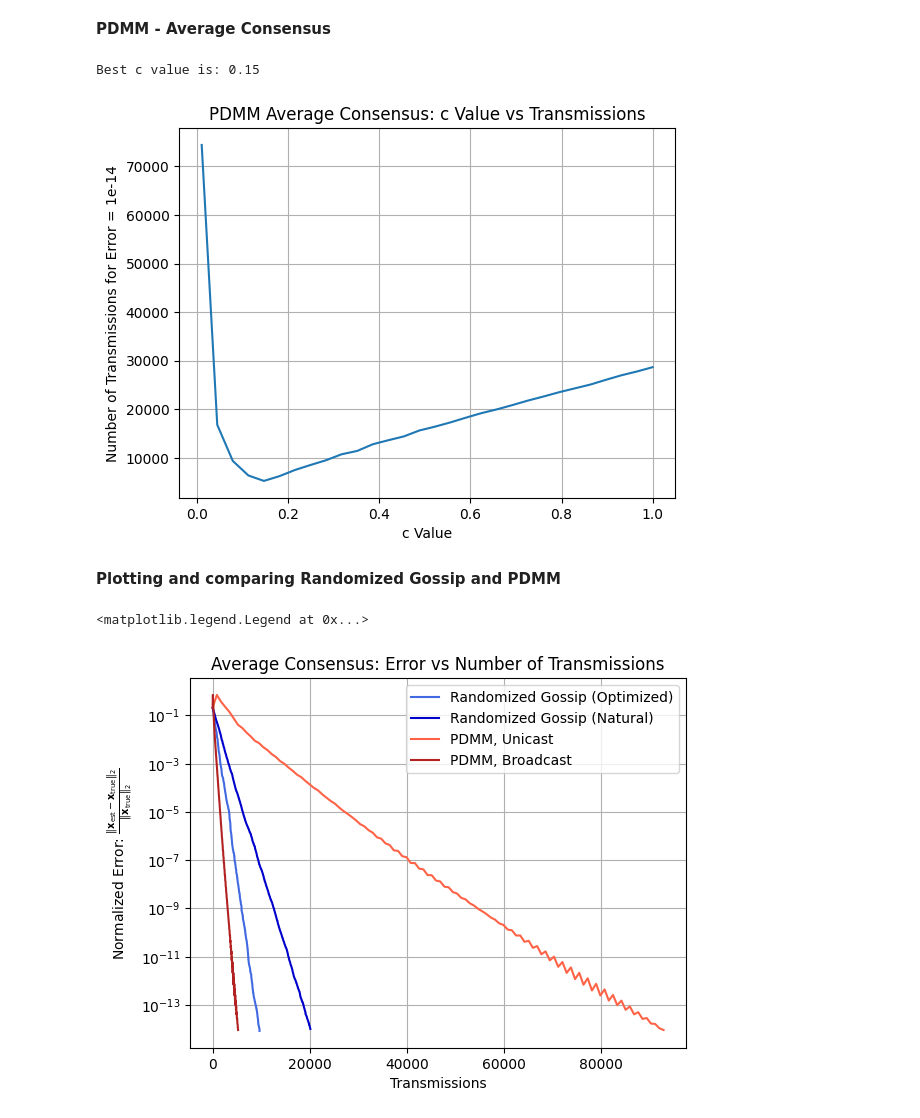
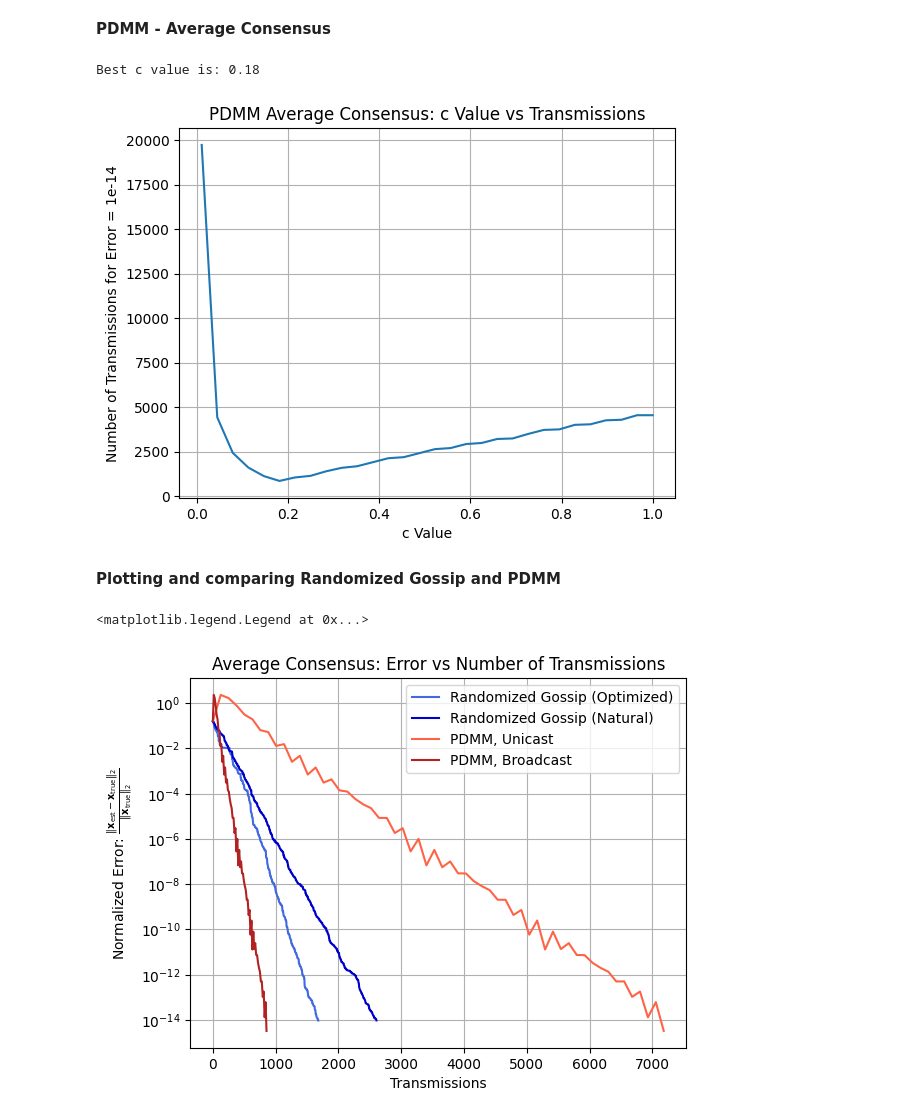
Before and after one commit to josephine-king/EE4540_Project, a Jupyter notebook: distributed_project.ipynb, the cells around one changed output. Cells and saved outputs as stored; diff of their text form; code cells hidden in the pictures.

```diff
--- a/distributed_project.ipynb
+++ b/distributed_project.ipynb
@@ -13,7 +13,7 @@ FIELD_RANGE = np.array([[0, FIELD_SIZE], [0, FIELD_SIZE]])
 # True measurement function
 field_function = get_field_function()
 
-COMM_RANGE = 40
+COMM_RANGE = 61
 NUM_SENSORS = calculate_num_sensors(COMM_RANGE, FIELD_SIZE, 2)
 print("Selected number of sensors:", NUM_SENSORS)
 # %% [output]
@@ -178,7 +178,7 @@ def pdmm_average(adjacency_matrix, sensor_measurements, c, broadcast = False, nu
         for j in range(n):
             if adjacency_matrix[i, j] > 0:
                 # TODO: not sure how to initialize z
-                z[(i, j)] = 0 #sensor_measurements[i]
+                z[(i, j)] = sensor_measurements[i]
 
     iter = 0
     transmission = 0
@@ -220,35 +220,35 @@ def pdmm_average(adjacency_matrix, sensor_measurements, c, broadcast = False, nu
 
         # Calculate error
         error_val = calculate_error(x, x_true)
         error_vals.append(error_val)
         transmissions.append(transmission)
 
         iter += 1
 
     return error_vals, transmissions, x
 
 # Run PDMM average consensus for different values of c
 c_vals = np.linspace(0.01, 1, 30)
 num_transmissions = []
 for c in c_vals:
     error_vals, transmissions, x = pdmm_average(adjacency_matrix, sensor_measurements, c, broadcast=True)
     num_transmissions.append(transmissions[-1])
 best_c = c_vals[np.argmin(num_transmissions)]
 print("Best c value is:", np.round(best_c, 2))
 
 fig = plt.figure()
 plt.plot(c_vals, num_transmissions, label='Number of Transmissions')
 plt.grid(True)
 plt.xlabel("c Value")
 plt.ylabel("Number of Transmissions for Error = 1e-14")
 plt.title("PDMM Average Consensus: c Value vs Transmissions")
 
 # Run PDMM with both broadcast and unicast protocols
 error_vals_pu, transmissions_pu, x_pu = pdmm_average(adjacency_matrix, sensor_measurements, best_c, broadcast = False)
 error_vals_pb, transmissions_pb, x_pb = pdmm_average(adjacency_matrix, sensor_measurements, best_c, broadcast = True)
 # %% [output]
-Best c value is: 0.15
+Best c value is: 0.18
-[figure, old version]
+[figure, new version]
 # %% [markdown]
 **Plotting and comparing Randomized Gossip and PDMM**
 # %%
@@ -266,4 +266,4 @@ plt.title("Average Consensus: Error vs Number of Transmissions")
 plt.legend()
 # %% [output]
 <matplotlib.legend.Legend at 0x...>
-[figure, old version]
+[figure, new version]
```
Also changed, not shown: parts of 4 cells of this notebook, 1 other file.
